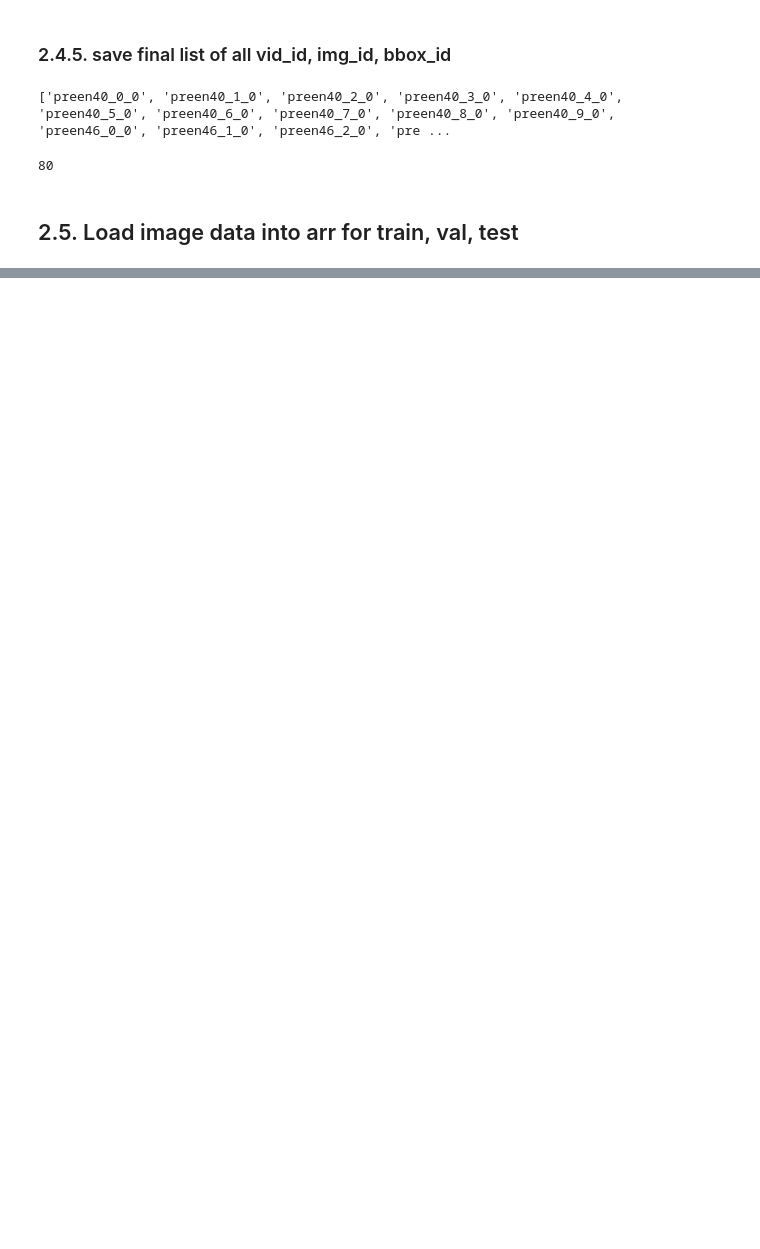
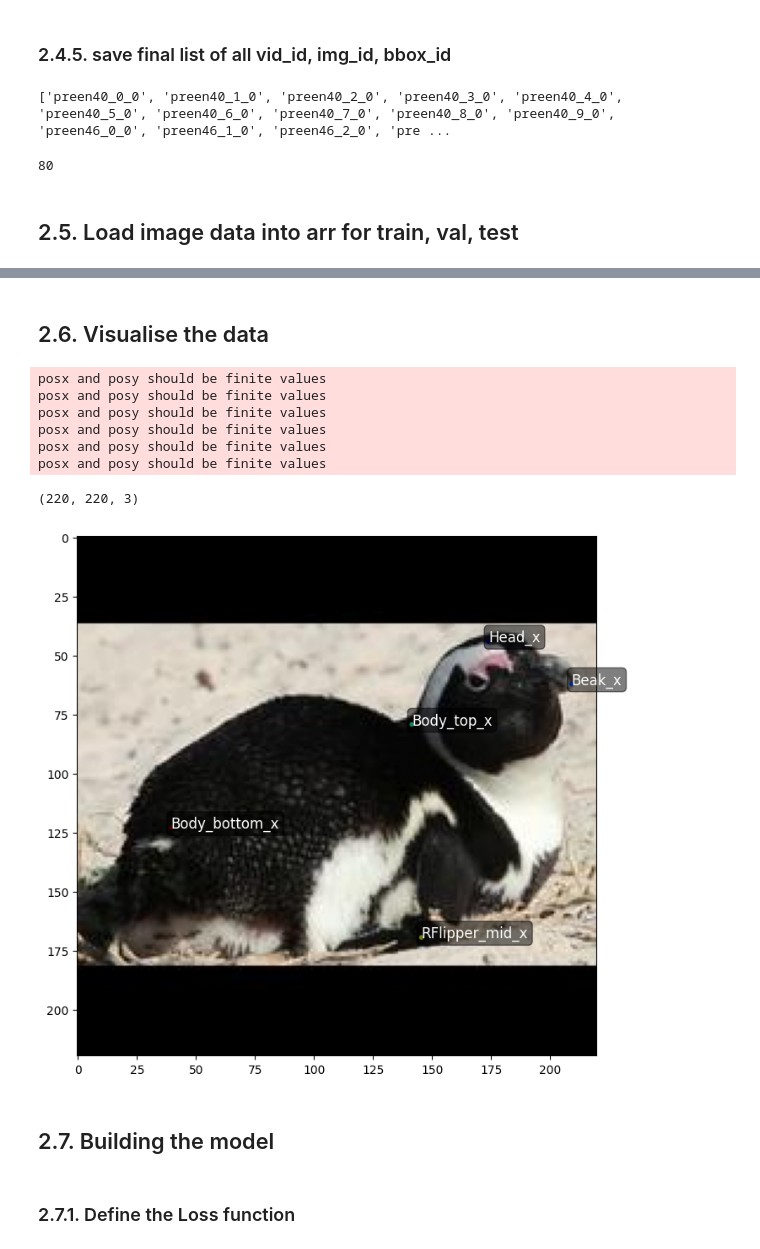
Before and after one commit to Mattshanevdberg/Masters-deep_learning_penguins, a Jupyter notebook: notebooks/PoseEstimation/A_Pose_estimation.ipynb, the cells around one changed output, grey strips where cells are left out. Saved outputs shown, nothing was run; the diff lists cells and outputs as text; code cells hidden in the pictures; blank space fills up the shorter version.

Commit message:
finished developing the model for DeepPose PE algorithm

```diff
--- a/notebooks/PoseEstimation/A_Pose_estimation.ipynb
+++ b/notebooks/PoseEstimation/A_Pose_estimation.ipynb
@@ -2040,0 +2187,5 @@ selected_imgs_array = load_image_data(ids_test_bbox, image_folder_path, crop_ext
+# %%
+# to make the db easier to work with I am going to create a list with the kp col names, bbox col names, id col names
+id_cols = df_full_annotation_norm_test.iloc[:, :3].columns.to_list()
+bbox_cols = df_full_annotation_norm_test.iloc[:, 3:7].columns.to_list()
+kp_cols = df_full_annotation_norm_test.iloc[:, 7:23].columns.to_list()
@@ -2040,0 +2223,5 @@ selected_imgs_array = load_image_data(ids_test_bbox, image_folder_path, crop_ext
+# %%
+# train
+train_kp_array = create_data_lists(df_full_annotation_norm_train, kp_cols)
+# %% [markdown]
+## 2.6. Visualise the data
@@ -2041,3 +2249,52 @@ selected_imgs_array = load_image_data(ids_test_bbox, image_folder_path, crop_ext
+# %%
+def unnorm_keypoints(img_size, keypoints):
+
+  readjust_x = img_size[1]
+  readjust_y = img_size[0]
+  #print(readjust_x)
+  #print(readjust_y)
+  new_keypoints = []
+
+  for i, keypoint in enumerate(keypoints):
+    #print(keypoint)
+    if keypoint == -10:
+      keypoint = np.nan
+    if i % 2 == 0:
+      keypoint = keypoint * readjust_x + readjust_x/2
+      #print(i, keypoint, 'x')
+    else:
+      keypoint = keypoint * readjust_y + readjust_y/2
+      #print(i, keypoint, 'y')
+    #print(keypoint)
+    new_keypoints.append(keypoint)
+  #print(new_keypoints)
+  return new_keypoints
+# %%
+display_img = 259
+chosen_img = train_imgs_array[display_img]
+chosen_img_size = chosen_img.shape
+print(chosen_img_size)
+#print(original_img_shape)
+chosen_img_keypoints = train_kp_array[display_img]
+nkeypoints = 8
+keypoint_labels = kp_cols[::2]
+
+display_keypoints = unnorm_keypoints(chosen_img_size, chosen_img_keypoints)
+
+plot_img_and_keypoint(chosen_img, display_keypoints, 8, keypoint_labels)
+# %% [output]
+posx and posy should be finite values
+posx and posy should be finite values
+posx and posy should be finite values
+posx and posy should be finite values
+posx and posy should be finite values
+posx and posy should be finite values
+(220, 220, 3)
+[figure, added]
+# %% [markdown]
+## 2.7. Building the model
+# %% [markdown]
+### 2.7.1. Define the Loss function
 # %%
 def masked_mse(y_true, y_pred):
     """
```
Also changed, not shown: parts of 53 cells of this notebook.
